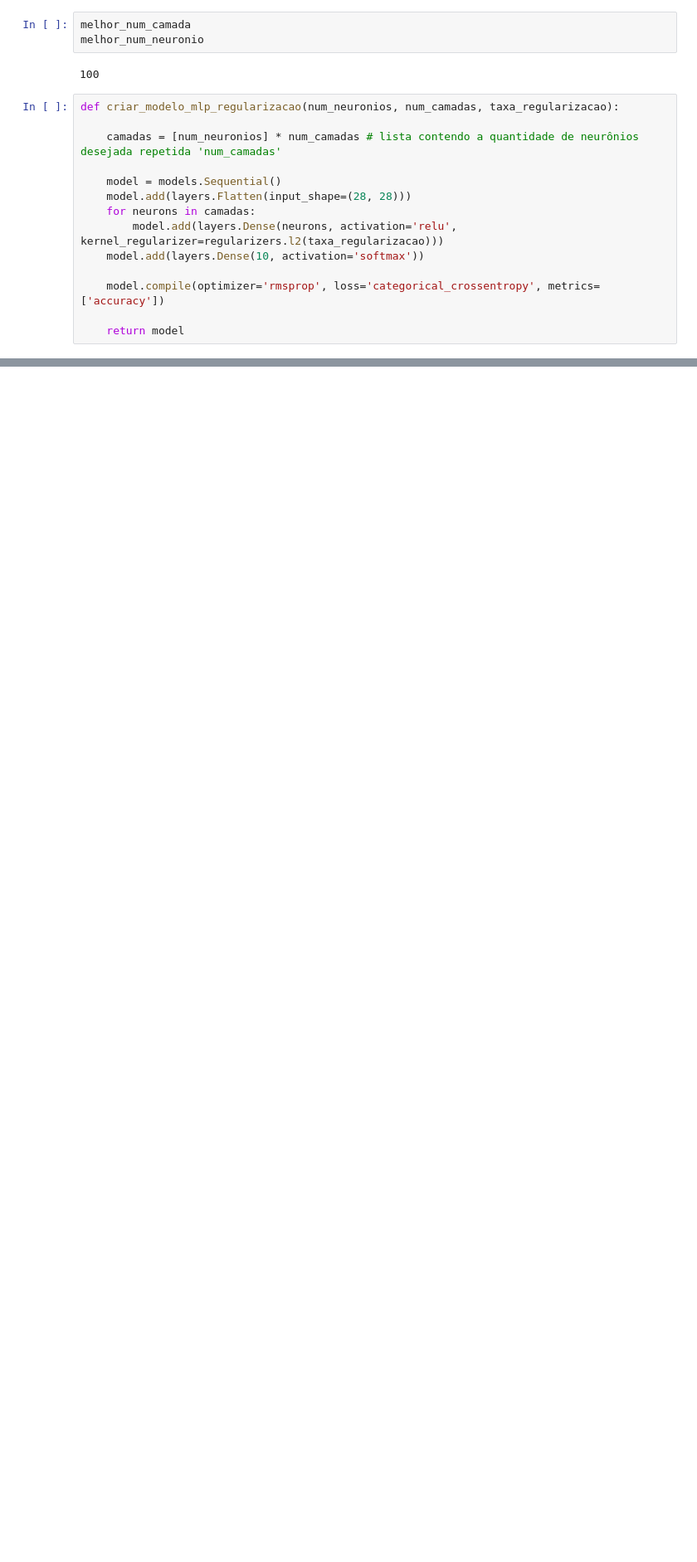
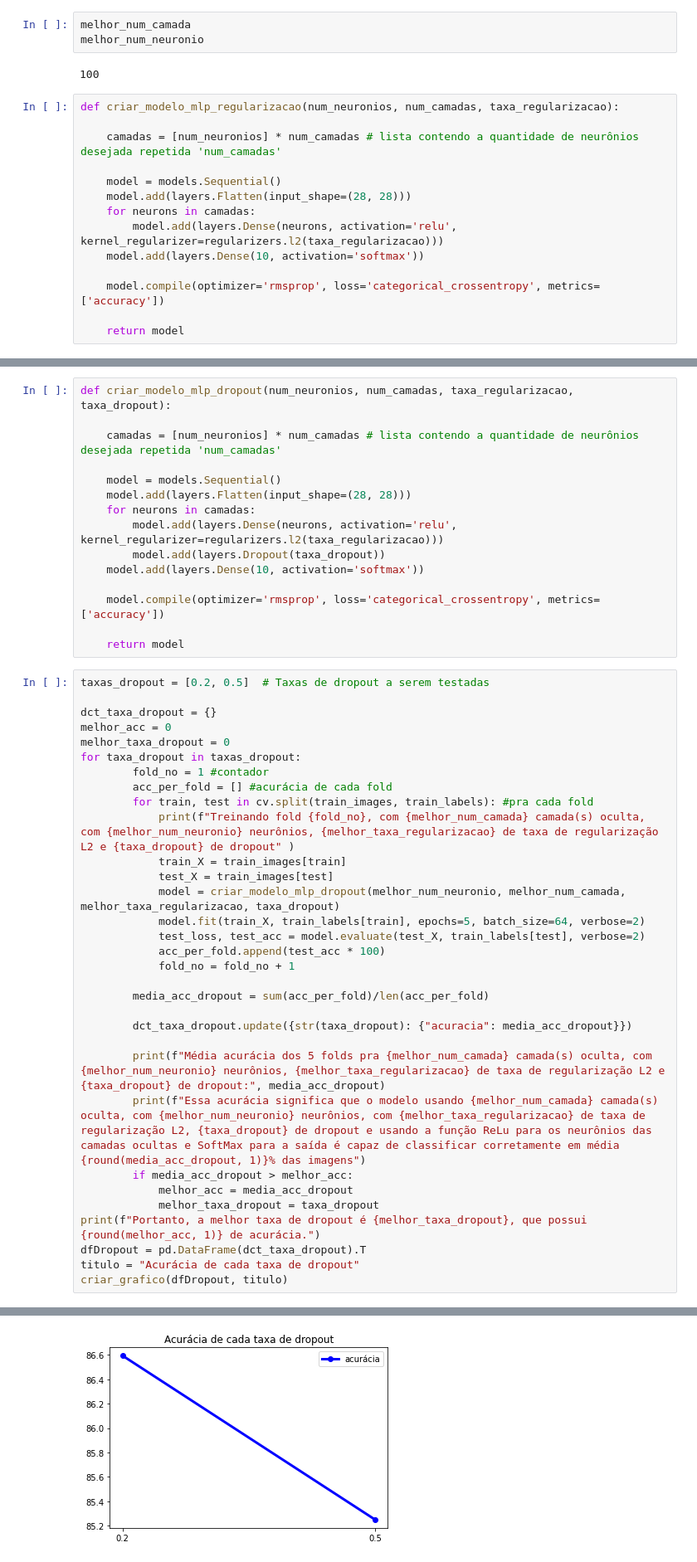
Before and after one commit to xiforivia/IA-EP-MLP, a Jupyter notebook: teste.ipynb, the cells around one changed output, grey strips where cells are left out. Shown at 83% size. Drawn from its saved outputs; the diff is of its cells as text; blank space fills up the shorter version.

```diff
--- a/teste.ipynb
+++ b/teste.ipynb
@@ -183,0 +184,48 @@ Portanto, a melhor taxa de regularização L2 é 0.1, que possui 85.9 de acurác
+# %%
+def criar_modelo_mlp_dropout(num_neuronios, num_camadas, taxa_regularizacao, taxa_dropout):
+
+    camadas = [num_neuronios] * num_camadas # lista contendo a quantidade de neurônios desejada repetida 'num_camadas'
+
+    model = models.Sequential()
+    model.add(layers.Flatten(input_shape=(28, 28)))
+    for neurons in camadas:
+        model.add(layers.Dense(neurons, activation='relu', kernel_regularizer=regularizers.l2(taxa_regularizacao)))
+        model.add(layers.Dropout(taxa_dropout))
+    model.add(layers.Dense(10, activation='softmax'))
+
+    model.compile(optimizer='rmsprop', loss='categorical_crossentropy', metrics=['accuracy'])
+
+    return model
+# %%
+taxas_dropout = [0.2, 0.5]  # Taxas de dropout a serem testadas
+
+dct_taxa_dropout = {}
+melhor_acc = 0
+melhor_taxa_dropout = 0
+for taxa_dropout in taxas_dropout:
+        fold_no = 1 #contador
+        acc_per_fold = [] #acurácia de cada fold
+        for train, test in cv.split(train_images, train_labels): #pra cada fold
+            print(f"Treinando fold {fold_no}, com {melhor_num_camada} camada(s) oculta, com {melhor_num_neuronio} neurônios, {melhor_taxa_regularizacao} de taxa de regularização L2 e {taxa_dropout} de dropout" )
+            train_X = train_images[train]
+            test_X = train_images[test]
+            model = criar_modelo_mlp_dropout(melhor_num_neuronio, melhor_num_camada, melhor_taxa_regularizacao, taxa_dropout)
+            model.fit(train_X, train_labels[train], epochs=5, batch_size=64, verbose=2)
+            test_loss, test_acc = model.evaluate(test_X, train_labels[test], verbose=2)
+            acc_per_fold.append(test_acc * 100)
+            fold_no = fold_no + 1
+
+        media_acc_dropout = sum(acc_per_fold)/len(acc_per_fold)
+
+        dct_taxa_dropout.update({str(taxa_dropout): {"acuracia": media_acc_dropout}})
+
+        print(f"Média acurácia dos 5 folds pra {melhor_num_camada} camada(s) oculta, com {melhor_num_neuronio} neurônios, {melhor_taxa_regularizacao} de taxa de regularização L2 e {taxa_dropout} de dropout:", media_acc_dropout)
+        print(f"Essa acurácia significa que o modelo usando {melhor_num_camada} camada(s) oculta, com {melhor_num_neuronio} neurônios, com {melhor_taxa_regularizacao} de taxa de regularização L2, {taxa_dropout} de dropout e usando a função ReLu para os neurônios das camadas ocultas e SoftMax para a saída é capaz de classificar corretamente em média {round(media_acc_dropout, 1)}% das imagens")
+        if media_acc_dropout > melhor_acc:
+            melhor_acc = media_acc_dropout
+            melhor_taxa_dropout = taxa_dropout
+print(f"Portanto, a melhor taxa de dropout é {melhor_taxa_dropout}, que possui {round(melhor_acc, 1)} de acurácia.")
+dfDropout = pd.DataFrame(dct_taxa_dropout).T
+titulo = "Acurácia de cada taxa de dropout"
+criar_grafico(dfDropout, titulo)
+# %% [output]
@@ -183,0 +249 @@ Portanto, a melhor taxa de regularização L2 é 0.1, que possui 85.9 de acurác
+[figure, added]
```
Also changed, not shown: parts of 5 cells of this notebook, 6 other files.
